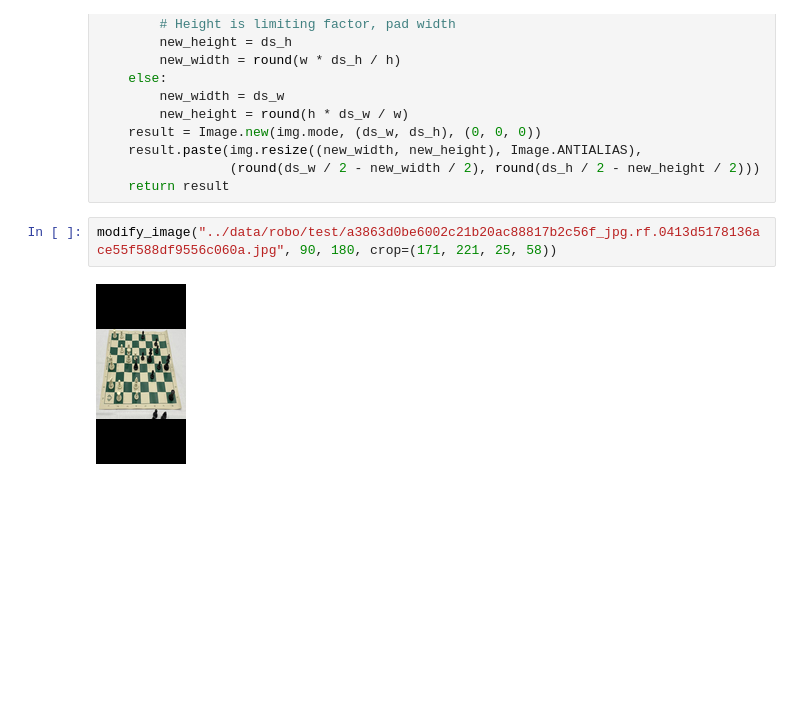
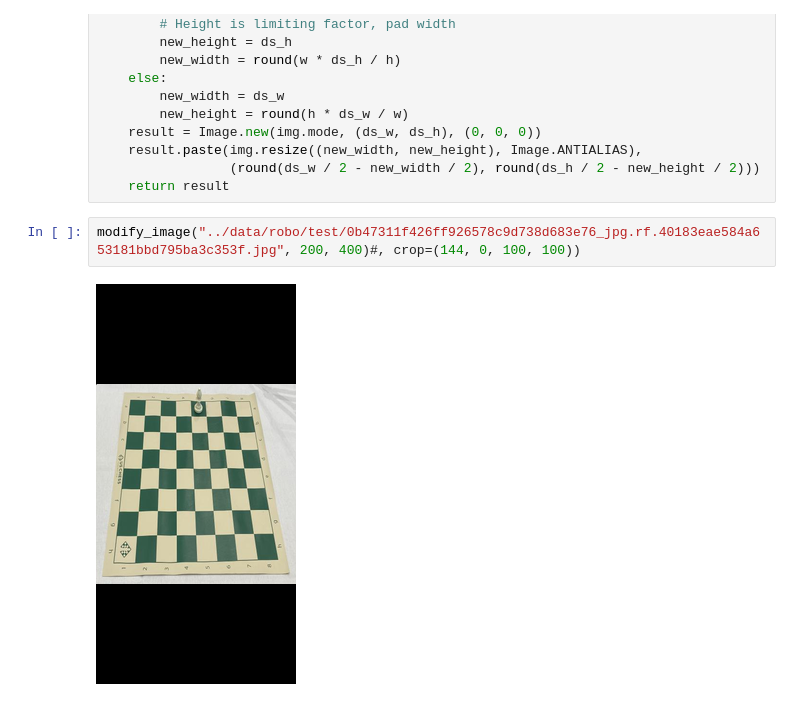
Before and after one commit to prakol16/chess-recognition, a Jupyter notebook: preprocessing/testing.ipynb, the cells around one changed output. Cells and saved outputs as stored; diff of their text form; blank space fills up the shorter version.

Commit message:
Some data processing

```diff
--- a/preprocessing/testing.ipynb
+++ b/preprocessing/testing.ipynb
@@ -59,9 +59,9 @@ def modify_image(img_path, ds_w, ds_h, crop=None):
                  (round(ds_w / 2 - new_width / 2), round(ds_h / 2 - new_height / 2)))
     return result
 # %%
-modify_image("../data/robo/test/a3863d0be6002c21b20ac88817b2c56f_jpg.rf.0413d5178136ace55f588df9556c060a.jpg", 90, 180, crop=(171, 221, 25, 58))
+modify_image("../data/robo/test/0b47311f426ff926578c9d738d683e76_jpg.rf.40183eae584a653181bbd795ba3c353f.jpg", 200, 400)#, crop=(144, 0, 100, 100))
 # %% [output]
-[figure, old version]
+[figure, new version]
 # %%
 extract_images("test")
 # %% [output]
```
Also changed, not shown: parts of 3 cells of this notebook.
